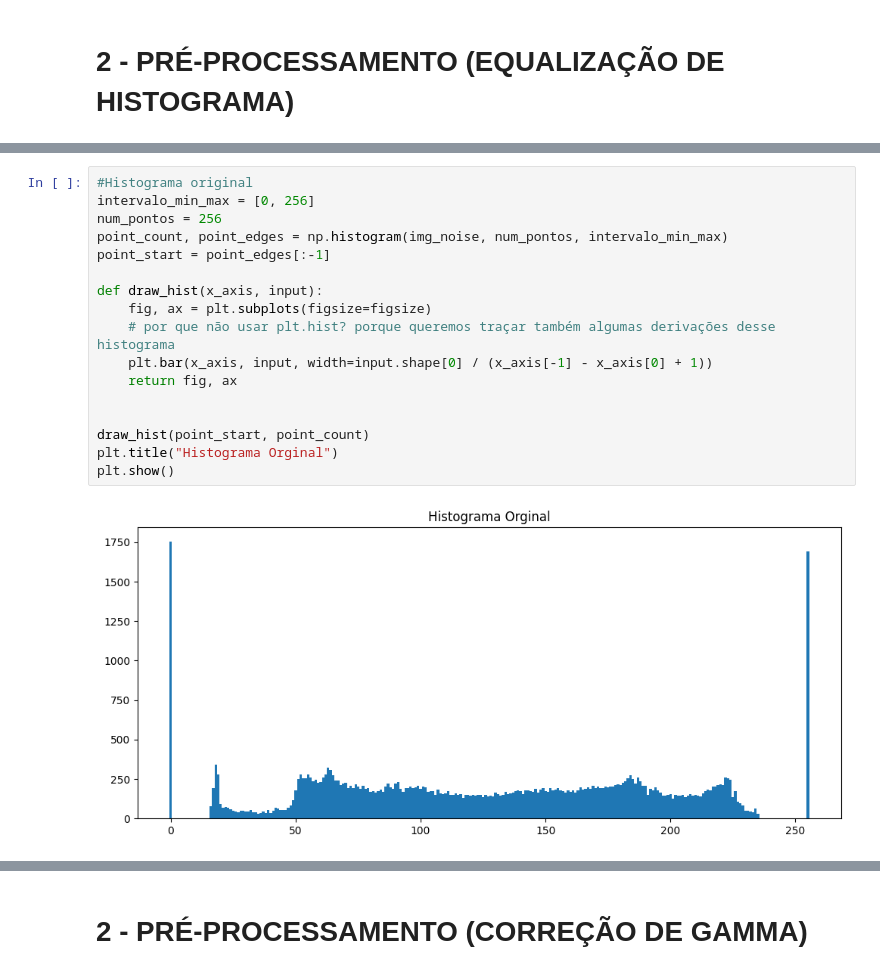
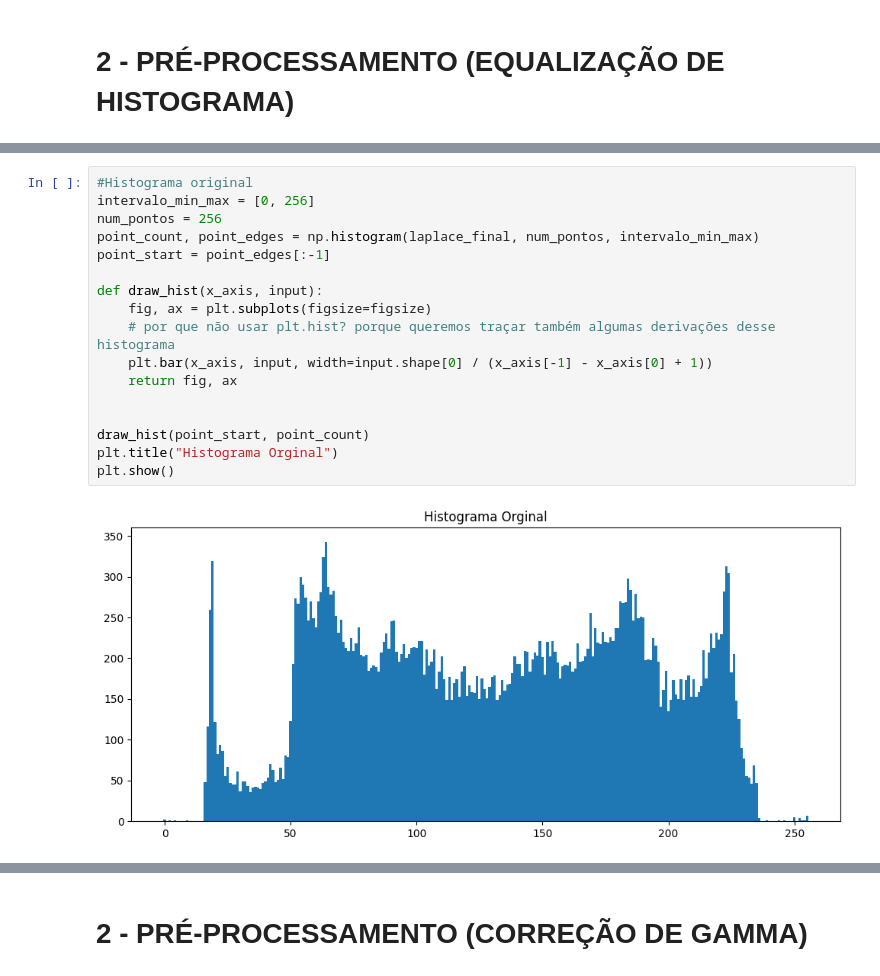
Before and after one commit to Henrique047/PDI_T1, a Jupyter notebook: Cópia_de_PDI_T1.ipynb, the cells around one changed output, grey strips where cells are left out. Saved outputs shown, nothing was run; the diff lists cells and outputs as text.

```diff
--- a/Cópia_de_PDI_T1.ipynb
+++ b/Cópia_de_PDI_T1.ipynb
@@ -83,22 +83,22 @@ plt.show()
 # %%
 #Histograma original
 intervalo_min_max = [0, 256]
 num_pontos = 256
-point_count, point_edges = np.histogram(img_noise, num_pontos, intervalo_min_max)
+point_count, point_edges = np.histogram(laplace_final, num_pontos, intervalo_min_max)
 point_start = point_edges[:-1]
 
 def draw_hist(x_axis, input):
     fig, ax = plt.subplots(figsize=figsize)
     # por que não usar plt.hist? porque queremos traçar também algumas derivações desse histograma
     plt.bar(x_axis, input, width=input.shape[0] / (x_axis[-1] - x_axis[0] + 1))
     return fig, ax
 
 
 draw_hist(point_start, point_count)
 plt.title("Histograma Orginal")
 plt.show()
 # %% [output]
-[figure, old version]
+[figure, new version]
 # %%
 #Normalizamos o histograma
 pdf = point_count / np.sum(point_count)
```
Also changed, not shown: parts of 14 cells of this notebook.
